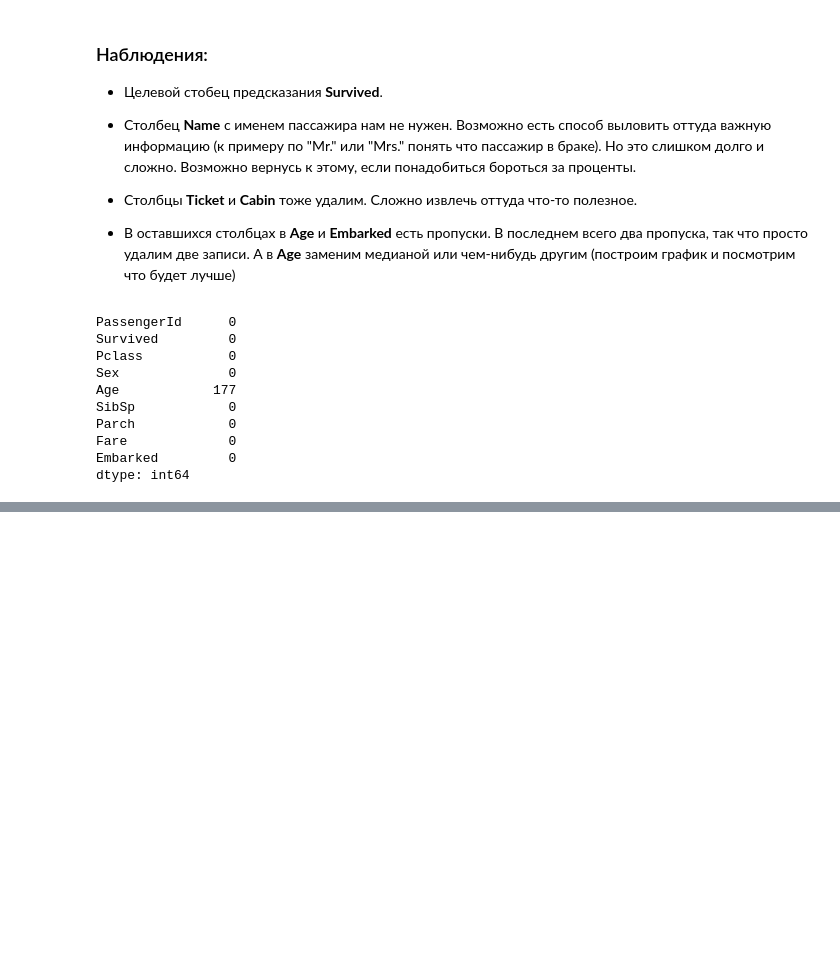
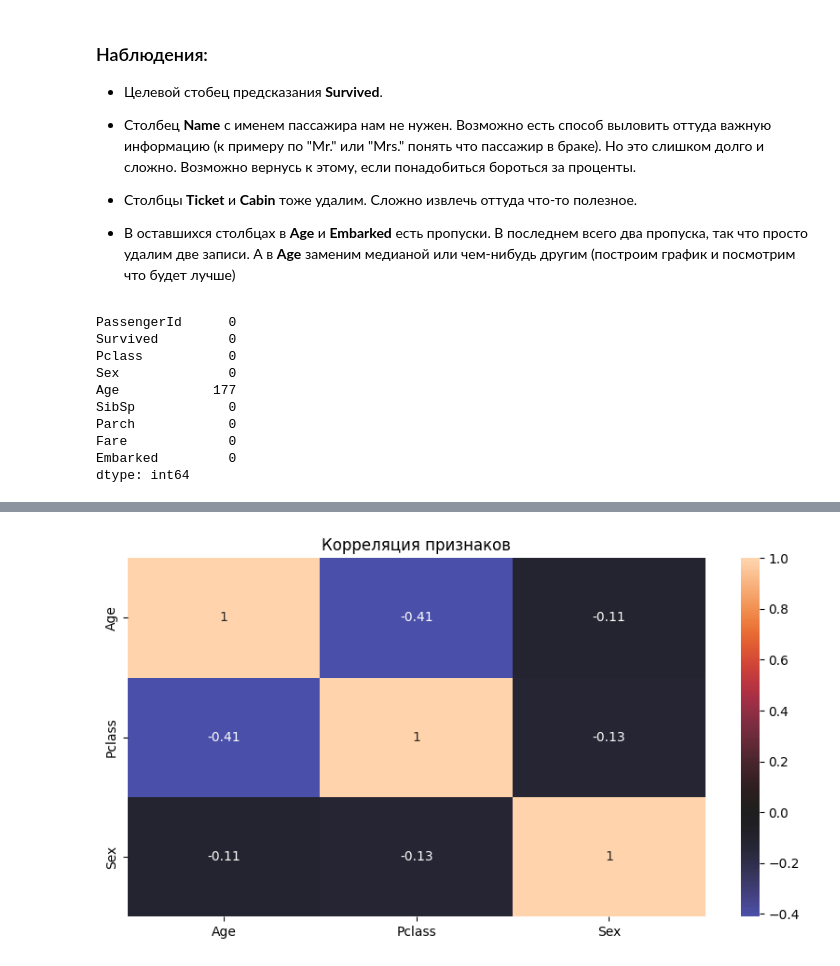
Before and after one commit to Jafarkor/ml_training, a Jupyter notebook: homeworks/HW_titanic.ipynb, the cells around one changed output, grey strips where cells are left out. Cells and saved outputs as stored; diff of their text form; code cells hidden in the pictures; blank space fills up the shorter version.

```diff
--- a/homeworks/HW_titanic.ipynb
+++ b/homeworks/HW_titanic.ipynb
@@ -124,0 +125,13 @@ plt.show()
+# %%
+df['Sex'] = df['Sex'].map({'male': 0, 'female': 1})
+# %%
+plt.figure(figsize=(10, 5))
+
+
+features = ['Age', 'Pclass', 'Sex']
+corr = df[features].corr()
+sns.heatmap(corr, annot=True, center=0)
+plt.title('Корреляция признаков')
+plt.show()
+# %% [output]
+[figure, added]
```
Also changed, not shown: parts of 3 cells of this notebook.
